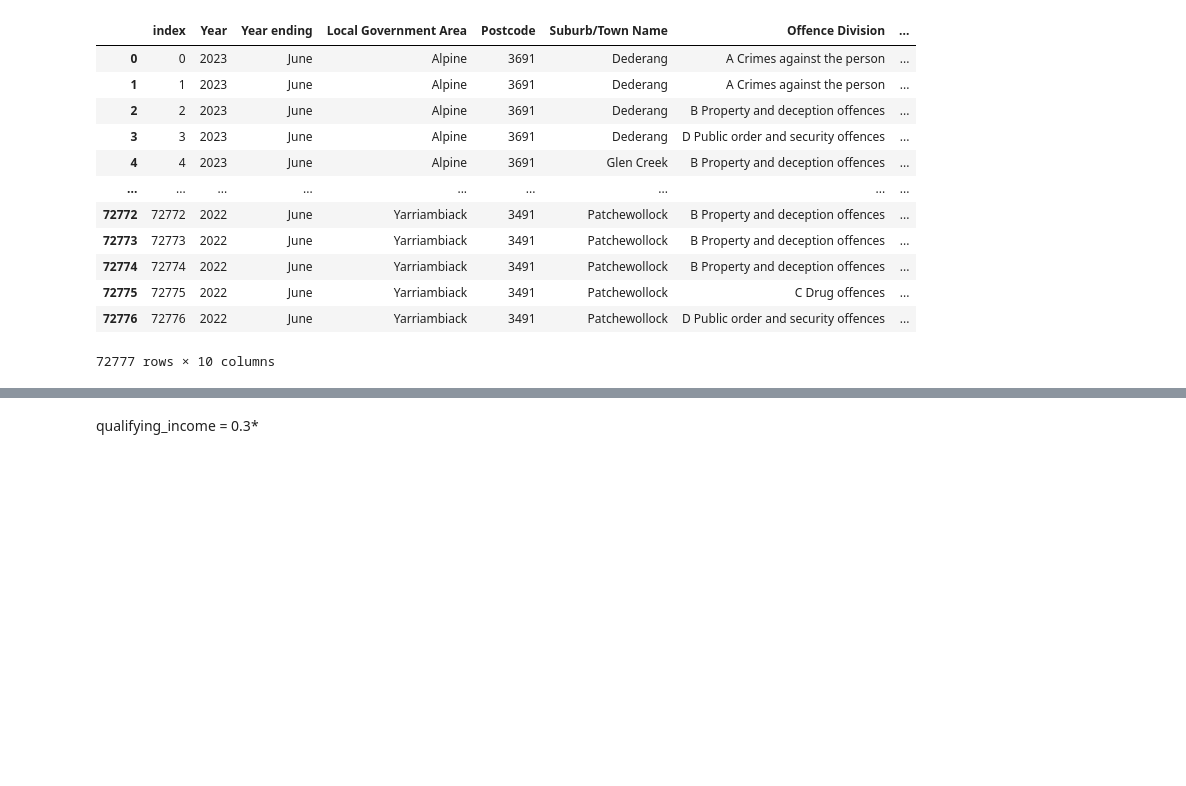
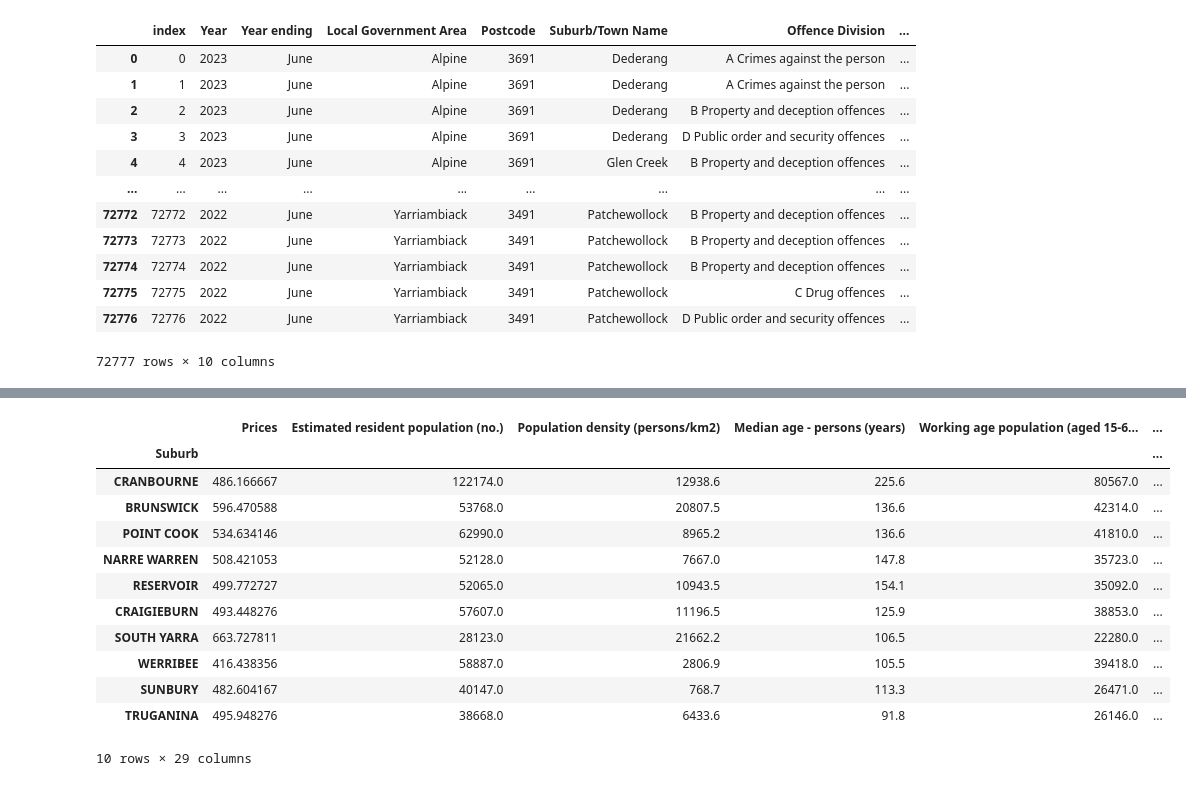
Before and after one commit to vanessagraciia/Real-Estate-Industry-Project, a Jupyter notebook: notebooks/livability - vanessa.ipynb, the cells around one changed output, grey strips where cells are left out. Saved outputs shown, nothing was run; the diff lists cells and outputs as text; code cells hidden in the pictures; blank space fills up the shorter version.

```diff
--- a/notebooks/livability - vanessa.ipynb
+++ b/notebooks/livability - vanessa.ipynb
@@ -186,3 +131 @@ Index(['Address', 'Suburb', 'Prices', 'Type_Apartment', 'Type_House',
       dtype='object')
-# %% [markdown]
-qualifying_income = 0.3*
@@ -188,0 +164,16 @@ qualifying_income = 0.3*
+# %%
+merge_df2.sort_values(by='RAI', ascending=False).head(10)
+# %% [output]
+|  | Prices | Estimated resident population (no.) | Population density (persons/km2) | Median age - persons (years) | Working age population (aged 15-6... | ... |
+| Suburb |  |  |  |  |  | ... |
+| CRANBOURNE | 486.166667 | 122174.0 | 12938.6 | 225.6 | 80567.0 | ... |
+| BRUNSWICK | 596.470588 | 53768.0 | 20807.5 | 136.6 | 42314.0 | ... |
+| POINT COOK | 534.634146 | 62990.0 | 8965.2 | 136.6 | 41810.0 | ... |
+| NARRE WARREN | 508.421053 | 52128.0 | 7667.0 | 147.8 | 35723.0 | ... |
+| RESERVOIR | 499.772727 | 52065.0 | 10943.5 | 154.1 | 35092.0 | ... |
+| CRAIGIEBURN | 493.448276 | 57607.0 | 11196.5 | 125.9 | 38853.0 | ... |
+| SOUTH YARRA | 663.727811 | 28123.0 | 21662.2 | 106.5 | 22280.0 | ... |
+| WERRIBEE | 416.438356 | 58887.0 | 2806.9 | 105.5 | 39418.0 | ... |
+| SUNBURY | 482.604167 | 40147.0 | 768.7 | 113.3 | 26471.0 | ... |
+| TRUGANINA | 495.948276 | 38668.0 | 6433.6 | 91.8 | 26146.0 | ... |
+10 rows × 29 columns
```
Also changed, not shown: parts of 13 cells of this notebook, 5 other files.
